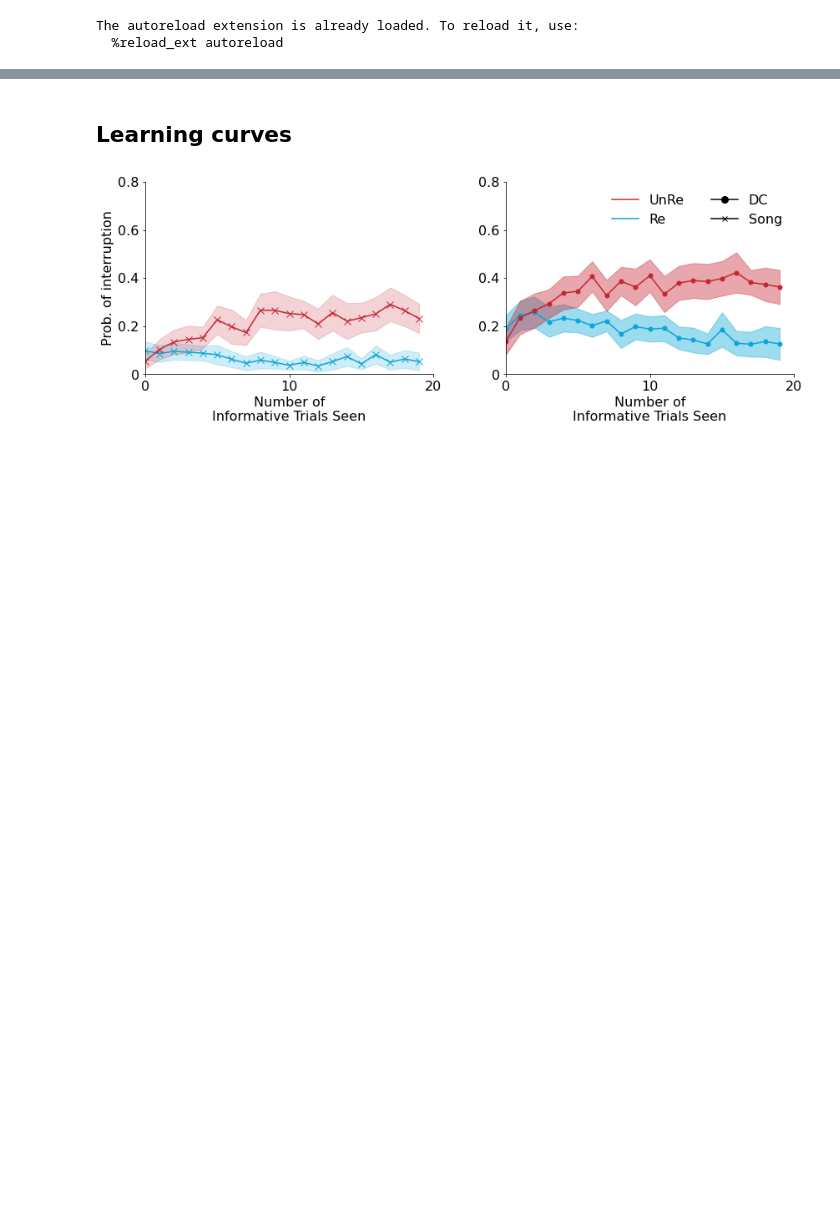
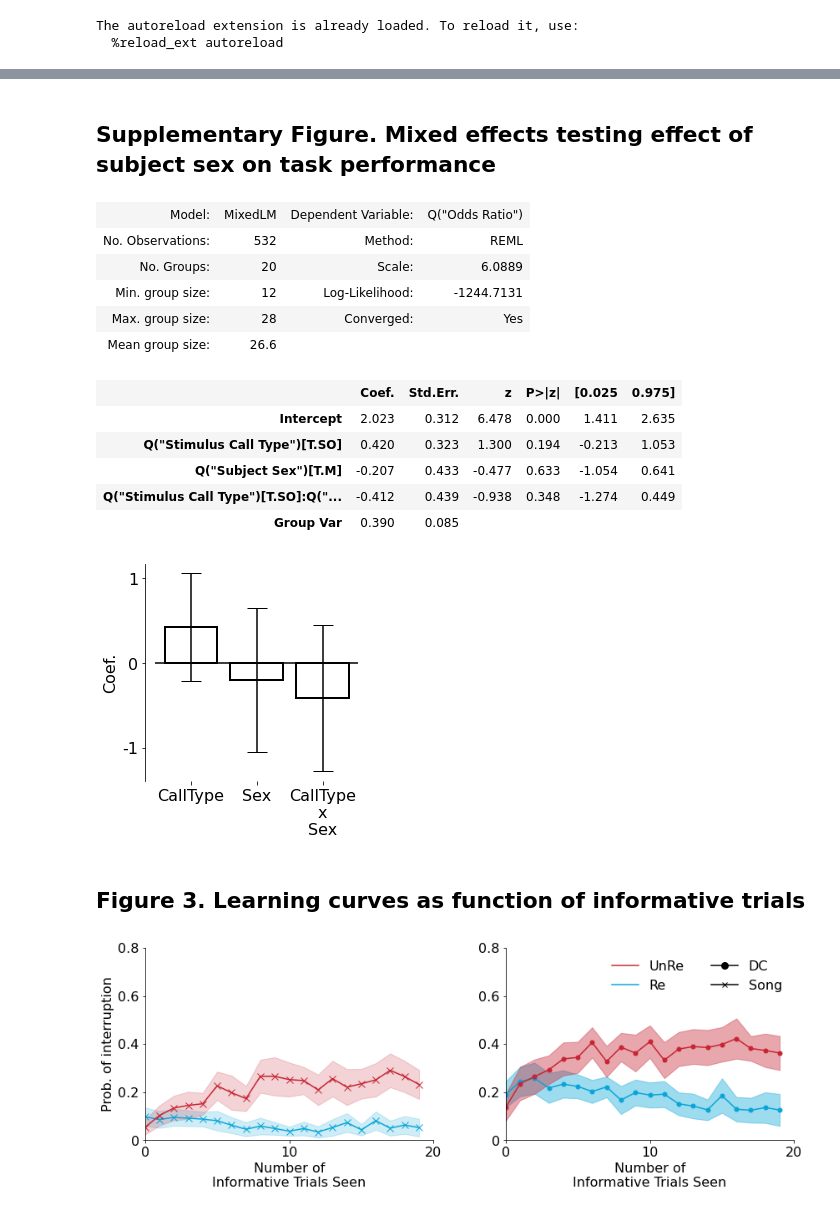
Before and after one commit to theunissenlab/zebra-finch-memory, a Jupyter notebook: notebooks/Generate Paper Figures.ipynb, the cells around one changed output, grey strips where cells are left out. Cells and saved outputs as stored; diff of their text form; code cells hidden in the pictures; blank space fills up the shorter version.

```diff
--- a/notebooks/Generate Paper Figures.ipynb
+++ b/notebooks/Generate Paper Figures.ipynb
@@ -494,5 +346,82 @@ for test in ["SovsSo_8v8_d2", "DCvsDC_6v6_d2", "AllvsAll_28v28"]:
+# %% [markdown]
+## Supplementary Figure. Mixed effects testing effect of subject sex on task performance
+# %%
+sex_differences_df = stim_level_df[stim_level_df["Test Context"].isin(["SovsSo_8v8_d2", "DCvsDC_6v6_d2"])]
+# %%
+md = smf.mixedlm(
+    "Q(\"Odds Ratio\") ~ "
+    "Q(\"Stimulus Call Type\") + "
+    "Q(\"Subject Sex\") +"
+    "Q(\"Stimulus Call Type\") * Q(\"Subject Sex\")",
+    sex_differences_df,
+    groups=sex_differences_df["Subject"])
+mdf = md.fit()
+summary = mdf.summary()
+display(summary)
+
+sumtable = summary.tables[1]
+
+def get_err(key):
+    return (
+        np.abs(float(sumtable.loc[key]["Coef."]) - float(sumtable.loc[key]["[0.025"])),
+        np.abs(float(sumtable.loc[key]["Coef."]) - float(sumtable.loc[key]["0.975]"])),
+    )
+
+fig = plt.figure(figsize=(4, 4))
+plt.bar(
+    [0, 1, 2],
+    [
+        float(sumtable.loc["Q(\"Stimulus Call Type\")[T.SO]"]["Coef."]),
+        float(sumtable.loc["Q(\"Subject Sex\")[T.M]"]["Coef."]),
+        float(sumtable.loc["Q(\"Stimulus Call Type\")[T.SO]:Q(\"Subject Sex\")[T.M]"]["Coef."])
+    ],
+    yerr=[
+        [
+            get_err("Q(\"Stimulus Call Type\")[T.SO]")[0],
+            get_err("Q(\"Subject Sex\")[T.M]")[0],
+            get_err("Q(\"Stimulus Call Type\")[T.SO]:Q(\"Subject Sex\")[T.M]")[0]
+        ],
+        [
+            get_err("Q(\"Stimulus Call Type\")[T.SO]")[1],
+            get_err("Q(\"Subject Sex\")[T.M]")[1],
+            get_err("Q(\"Stimulus Call Type\")[T.SO]:Q(\"Subject Sex\")[T.M]")[1]
+        ],
+    ],
+    capsize=10,
+    facecolor="White",
+    edgecolor="k",
+    linewidth=2
+)
+
+plt.xticks([0, 1, 2], [
+    "CallType",
+    "Sex",
+    "CallType\nx\nSex"
+], fontsize=16)
+plt.yticks([-1, 0, 1], [-1, 0, 1], fontsize=16)
+plt.hlines([0], *plt.xlim())
+
+plt.ylabel("Coef.", fontsize=16)
+ax = plt.gca()
+ax.spines["top"].set_visible(False)
+ax.spines["bottom"].set_visible(False)
+ax.spines["right"].set_visible(False)
+# %% [output]
+| Model: | MixedLM | Dependent Variable: | Q("Odds Ratio") |
+| No. Observations: | 532 | Method: | REML |
+| No. Groups: | 20 | Scale: | 6.0889 |
+| Min. group size: | 12 | Log-Likelihood: | -1244.7131 |
+| Max. group size: | 28 | Converged: | Yes |
+| Mean group size: | 26.6 |  |  |
+|  | Coef. | Std.Err. | z | P>|z| | [0.025 | 0.975] |
+| Intercept | 2.023 | 0.312 | 6.478 | 0.000 | 1.411 | 2.635 |
+| Q("Stimulus Call Type")[T.SO] | 0.420 | 0.323 | 1.300 | 0.194 | -0.213 | 1.053 |
+| Q("Subject Sex")[T.M] | -0.207 | 0.433 | -0.477 | 0.633 | -1.054 | 0.641 |
+| Q("Stimulus Call Type")[T.SO]:Q("... | -0.412 | 0.439 | -0.938 | 0.348 | -1.274 | 0.449 |
+| Group Var | 0.390 | 0.085 |  |  |  |  |
+[figure, added]
 # %% [markdown]
-## Learning curves
+## Figure 3. Learning curves as function of informative trials
 # %%
 from functools import partial
 
```
Also changed, not shown: parts of 30 cells of this notebook, 1 other file.
